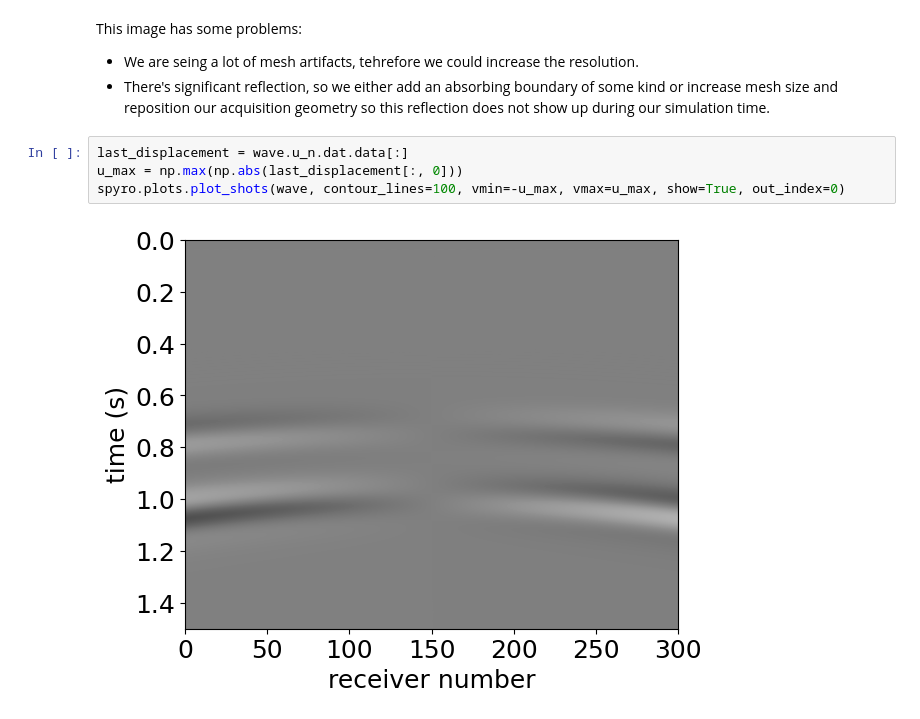
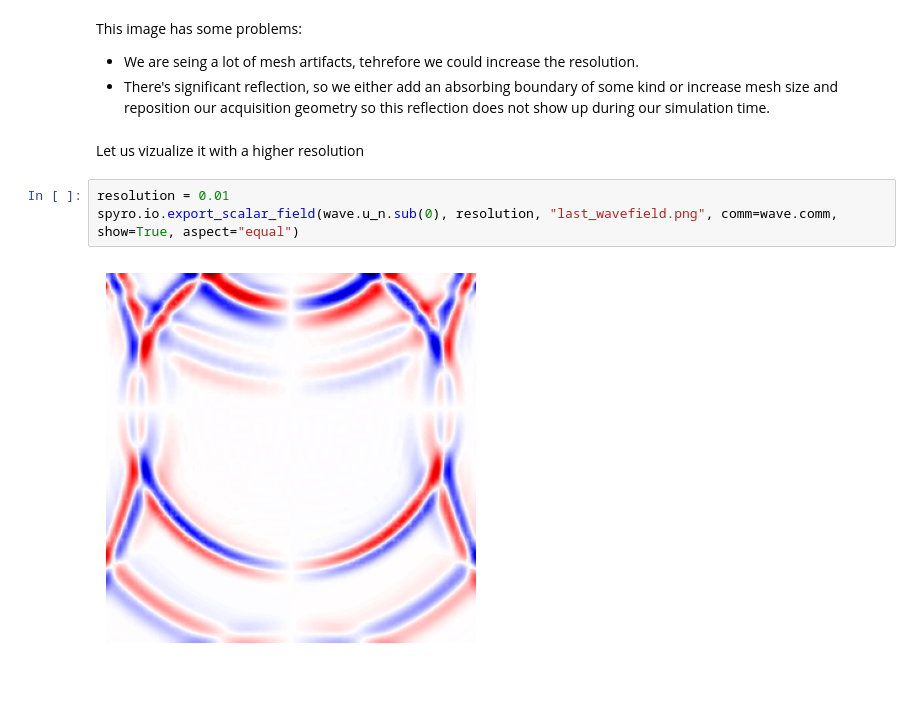
Before and after one commit to NDF-Poli-USP/spyro, a Jupyter notebook: notebook_tutorials/elastic_plots.ipynb, the cells around one changed output. Cells and saved outputs as stored; diff of their text form; blank space fills up the shorter version.

```diff
--- a/notebook_tutorials/elastic_plots.ipynb
+++ b/notebook_tutorials/elastic_plots.ipynb
@@ -116,10 +142,11 @@ spyro.plots.plot_function(wave.u_n)
 This image has some problems:
 * We are seing a lot of mesh artifacts, tehrefore we could increase the resolution.
 * There's significant reflection, so we either add an absorbing boundary of some kind or increase mesh size and reposition our acquisition geometry so this reflection does not show up during our simulation time.
-# %%
-last_displacement = wave.u_n.dat.data[:]
-u_max = np.max(np.abs(last_displacement[:, 0]))
-spyro.plots.plot_shots(wave, contour_lines=100, vmin=-u_max, vmax=u_max, show=True, out_index=0)
-# %% [output]
-[figure, removed]
+# %% [markdown]
+Let us vizualize it with a higher resolution
+# %%
+resolution = 0.01
+spyro.io.export_scalar_field(wave.u_n.sub(0), resolution, "last_wavefield.png", comm=wave.comm, show=True, aspect="equal")
+# %% [output]
+[figure, added]
 # %%
```
Also changed, not shown: parts of 11 cells of this notebook, 1 other file.
